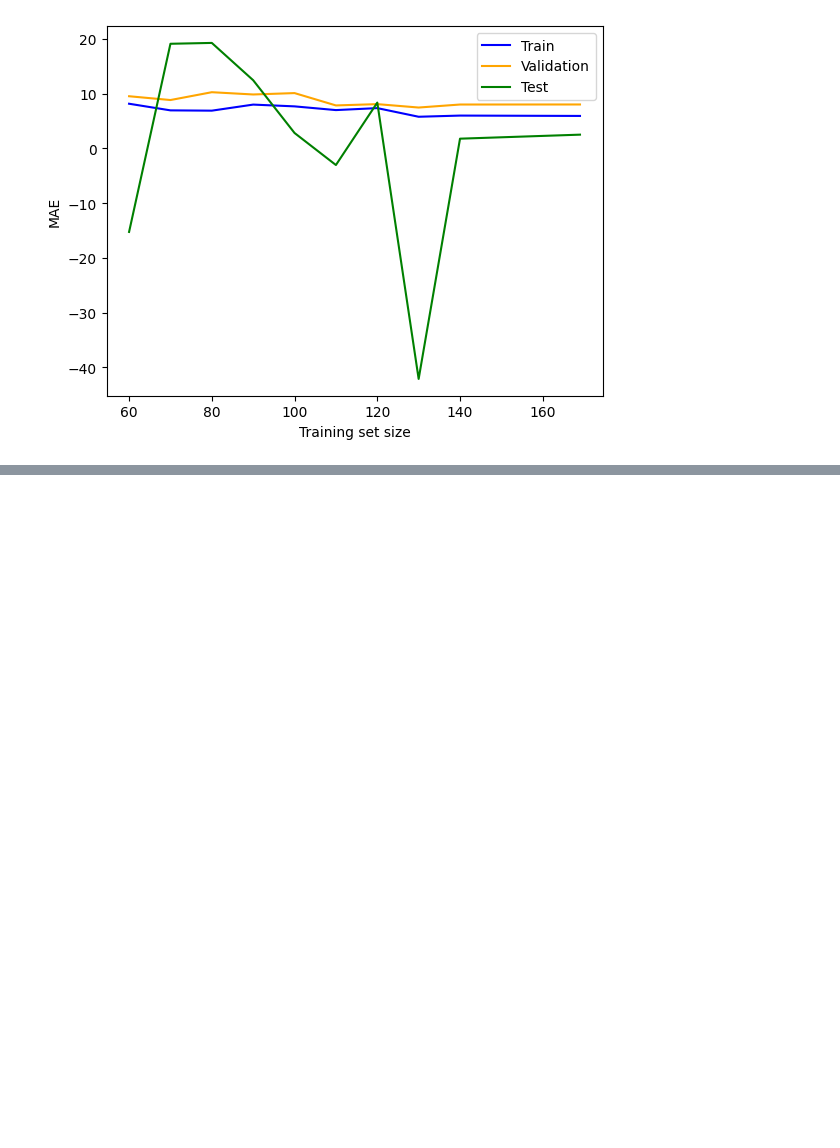
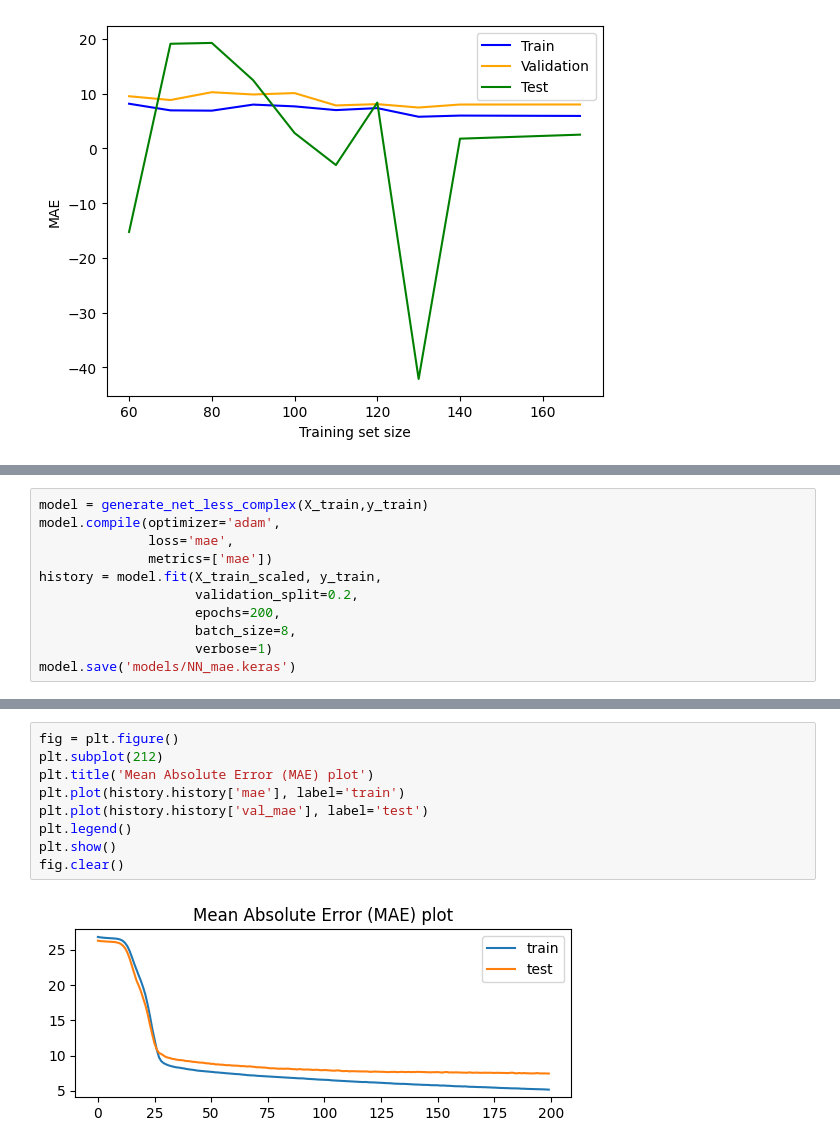
Before and after one commit to AkashHiregange/personal_projects, a Jupyter notebook: FT_reaction_ML_project/catalyst_performance_optimizer/catalyst_performance_prediction_NN.ipynb, the cells around one changed output, grey strips where cells are left out. Drawn from its saved outputs; the diff is of its cells as text; blank space fills up the shorter version.

Commit message:
Removed the part where I was performing redundant training using MSE. Now, just resored to MAE model with a less complex net.

```diff
--- a/FT_reaction_ML_project/catalyst_performance_optimizer/catalyst_performance_prediction_NN.ipynb
+++ b/FT_reaction_ML_project/catalyst_performance_optimizer/catalyst_performance_prediction_NN.ipynb
@@ -205,0 +207,11 @@ fig.clear()
+# %%
+model = generate_net_less_complex(X_train,y_train)
+model.compile(optimizer='adam',
+              loss='mae',
+              metrics=['mae'])
+history = model.fit(X_train_scaled, y_train,
+                    validation_split=0.2,
+                    epochs=200,
+                    batch_size=8,
+                    verbose=1)
+model.save('models/NN_mae.keras')
@@ -205,0 +236,11 @@ fig.clear()
+# %%
+fig = plt.figure()
+plt.subplot(212)
+plt.title('Mean Absolute Error (MAE) plot')
+plt.plot(history.history['mae'], label='train')
+plt.plot(history.history['val_mae'], label='test')
+plt.legend()
+plt.show()
+fig.clear()
+# %% [output]
+[figure, added]
```
Also changed, not shown: parts of 14 cells of this notebook.
